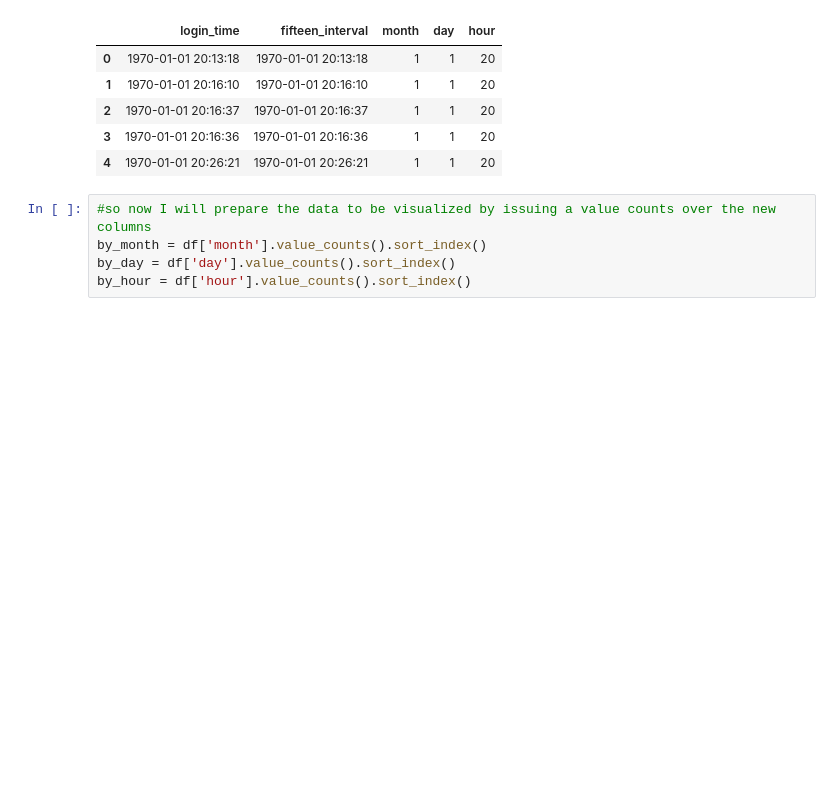
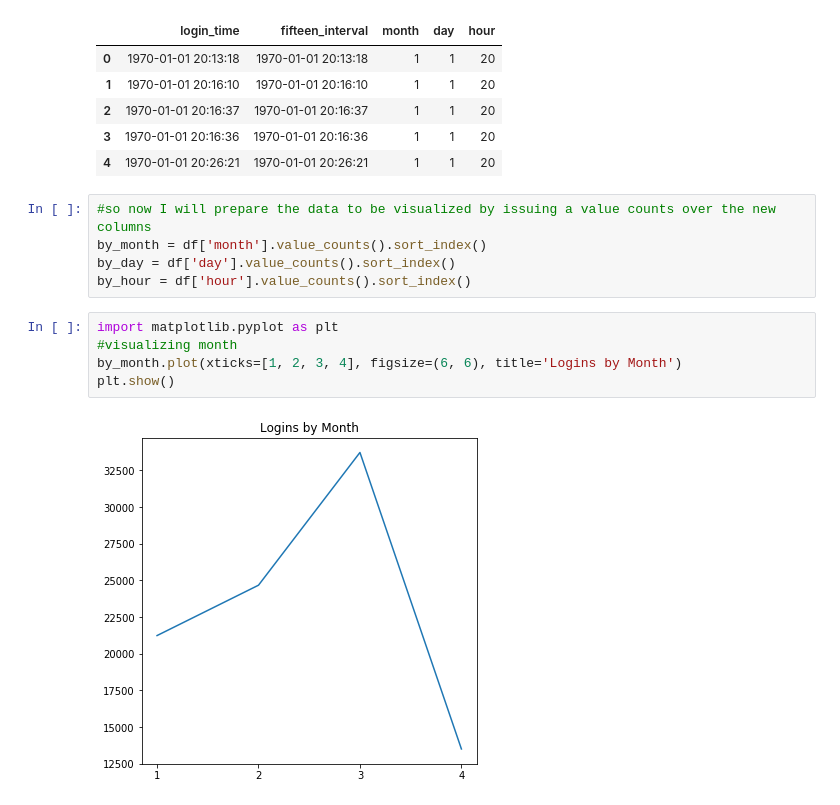
Before and after one commit to ElijahSeeley/Springboard, a Jupyter notebook: Ultimate_Challenge/ultimate_challenge/Part 1 EDA.ipynb, the cells around one changed output. Saved outputs shown, nothing was run; the diff lists cells and outputs as text; blank space fills up the shorter version.

Commit message:
Completed Visualizations

```diff
--- a/Ultimate_Challenge/ultimate_challenge/Part 1 EDA.ipynb
+++ b/Ultimate_Challenge/ultimate_challenge/Part 1 EDA.ipynb
@@ -113,3 +113,10 @@ df.head()
 by_month = df['month'].value_counts().sort_index()
 by_day = df['day'].value_counts().sort_index()
 by_hour = df['hour'].value_counts().sort_index()
+# %%
+import matplotlib.pyplot as plt
+#visualizing month
+by_month.plot(xticks=[1, 2, 3, 4], figsize=(6, 6), title='Logins by Month')
+plt.show()
+# %% [output]
+[figure, added]
```
Also changed, not shown: parts of 5 cells of this notebook.
